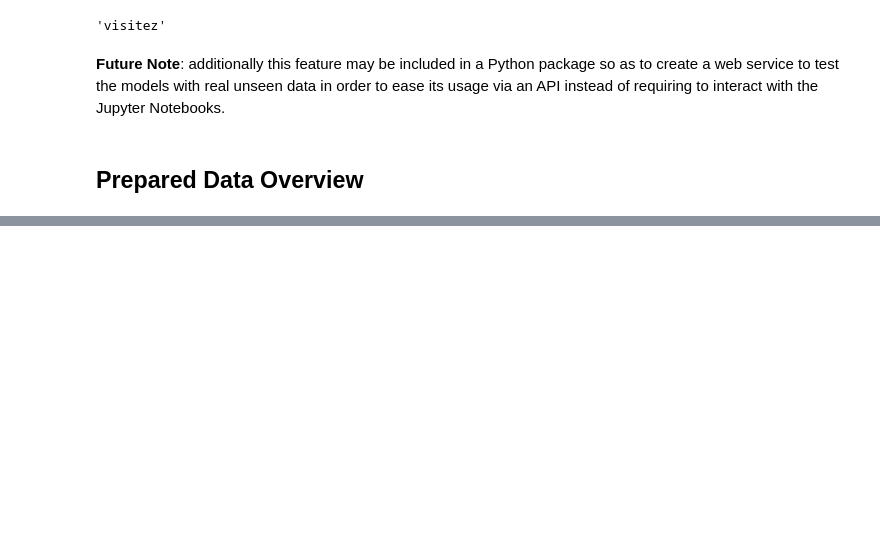
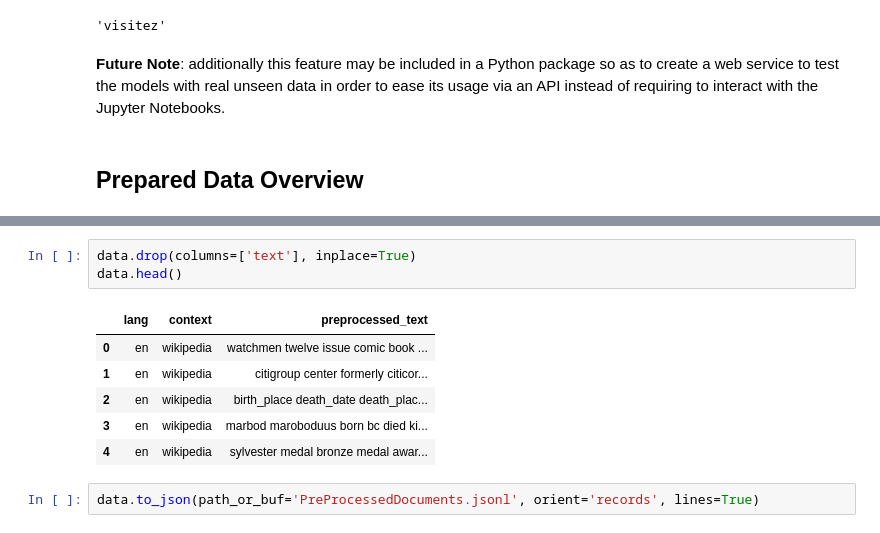
Before and after one commit to alvarobartt/ea-associate-ds, a Jupyter notebook: research/02 - Data Preprocessing.ipynb, the cells around one changed output, grey strips where cells are left out. Drawn from its saved outputs; the diff is of its cells as text; blank space fills up the shorter version.

Commit message:
data preprocessed & included file in .gitignore

```diff
--- a/research/02 - Data Preprocessing.ipynb
+++ b/research/02 - Data Preprocessing.ipynb
@@ -392,0 +407,12 @@ __Future Note__: additionally this feature may be included in a Python package s
+# %%
+data.drop(columns=['text'], inplace=True)
+data.head()
+# %% [output]
+|  | lang | context | preprocessed_text |
+| 0 | en | wikipedia | watchmen twelve issue comic book ... |
+| 1 | en | wikipedia | citigroup center formerly citicor... |
+| 2 | en | wikipedia | birth_place death_date death_plac... |
+| 3 | en | wikipedia | marbod maroboduus born bc died ki... |
+| 4 | en | wikipedia | sylvester medal bronze medal awar... |
+# %%
+data.to_json(path_or_buf='PreProcessedDocuments.jsonl', orient='records', lines=True)
```
Also changed, not shown: parts of 18 cells of this notebook, 1 other file.
